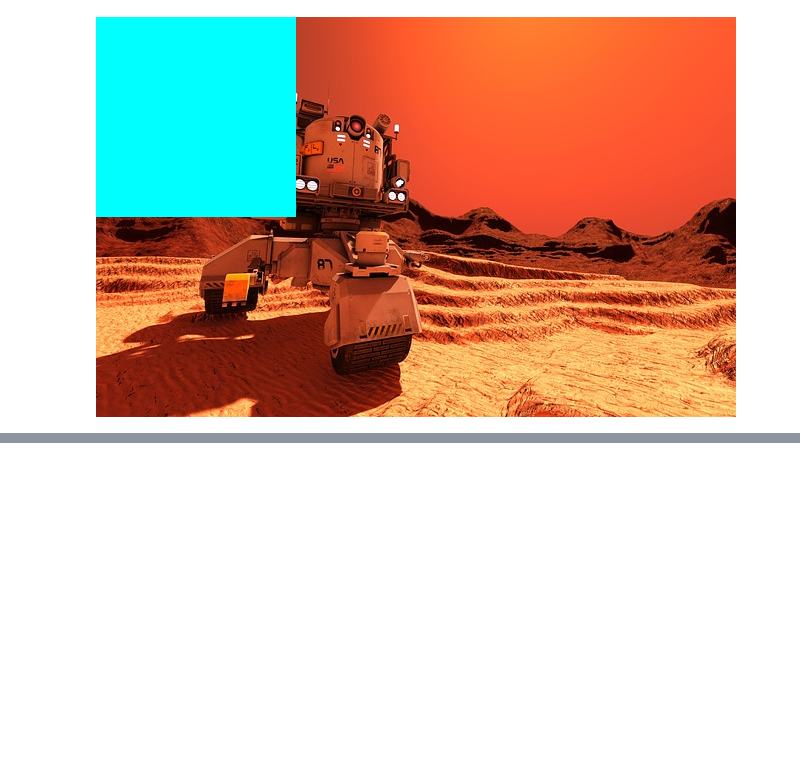
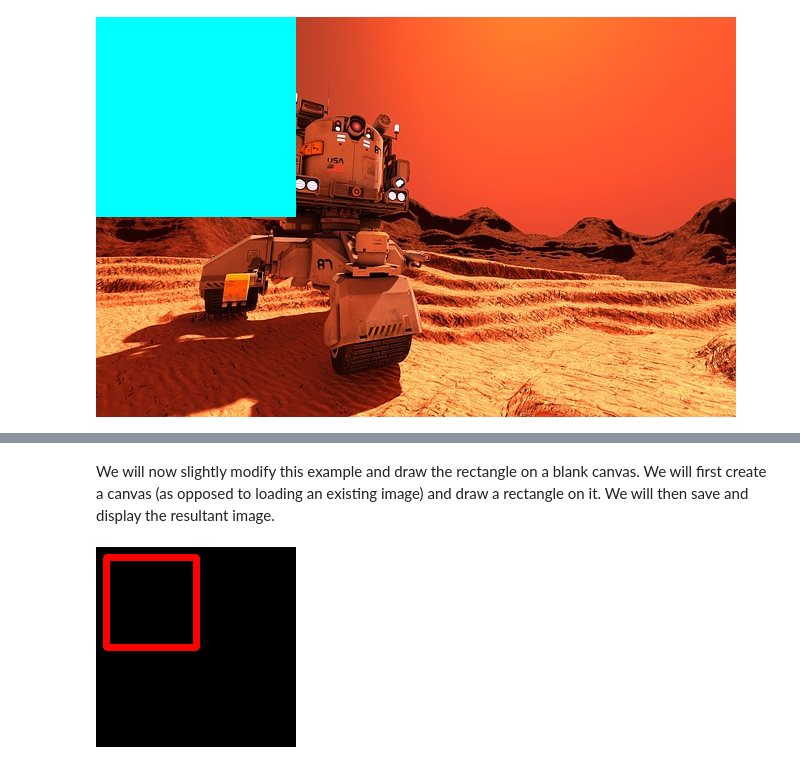
Before and after one commit to rahiakela/building-computer-vision-applications-using-artificial-neural-networks, a Jupyter notebook: 2_image_and_video_processing.ipynb, the cells around one changed output, grey strips where cells are left out. Drawn from its saved outputs; the diff is of its cells as text; code cells hidden in the pictures; blank space fills up the shorter version.

```diff
--- a/2_image_and_video_processing.ipynb
+++ b/2_image_and_video_processing.ipynb
@@ -80,0 +142,2 @@ Blue, Green and Red values at (0, 0):  (40, 55, 134)
+# %% [markdown]
+We will now slightly modify this example and draw the rectangle on a blank canvas. We will first create a canvas (as opposed to loading an existing image) and draw a rectangle on it. We will then save and display the resultant image.
@@ -80,0 +146,20 @@ Blue, Green and Red values at (0, 0):  (40, 55, 134)
+# %%
+# create a new canvas
+canvas = np.zeros((200, 200, 3), dtype="uint8")
+
+start = (10, 10)
+end = (100, 100)
+
+color = (0, 0, 255)
+thickness = 5
+
+# Draw the rectangle
+cv2.rectangle(canvas, start, end, color, thickness)
+
+# Save the modified image with the rectangle drawn to it.
+cv2.imwrite("canvas-rectangle.jpg", canvas)
+
+# Display the image
+cv2_imshow(canvas)
+# %% [output]
+[figure, added]
```
Also changed, not shown: parts of 12 cells of this notebook.
